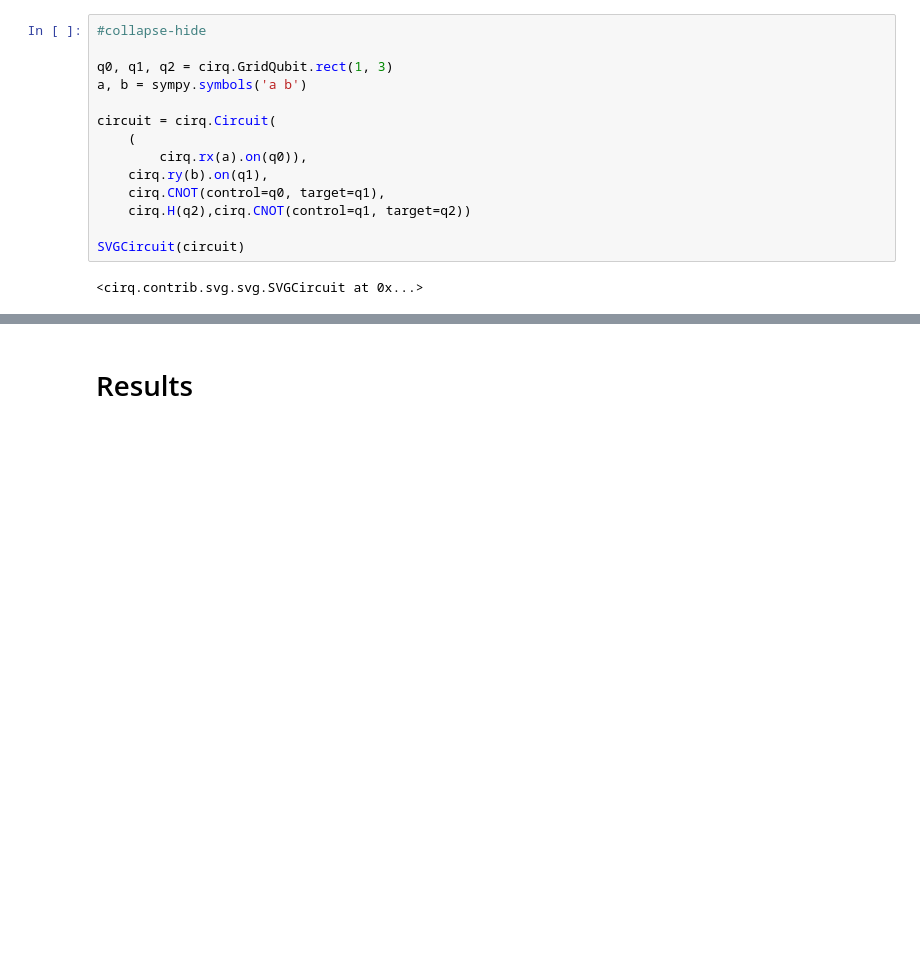
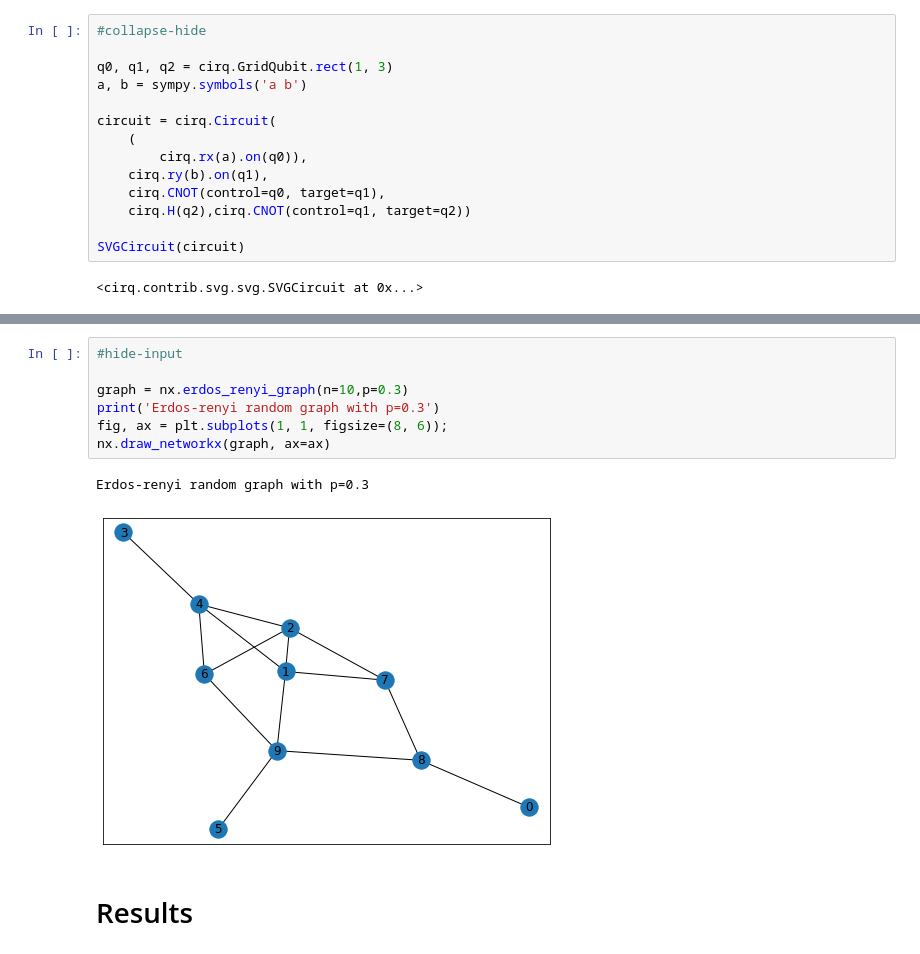
Before and after one commit to sergts/blog, a Jupyter notebook: _notebooks/2020-06-08-qnn-nn-maxcut.ipynb, the cells around one changed output, grey strips where cells are left out. Cells and saved outputs as stored; diff of their text form; blank space fills up the shorter version.

```diff
--- a/_notebooks/2020-06-08-qnn-nn-maxcut.ipynb
+++ b/_notebooks/2020-06-08-qnn-nn-maxcut.ipynb
@@ -189,3 +197,13 @@ Graphs for training and testing will be generated using two different methods, t
+# %%
+#hide-input
+
+graph = nx.erdos_renyi_graph(n=10,p=0.3)
+print('Erdos-renyi random graph with p=0.3')
+fig, ax = plt.subplots(1, 1, figsize=(8, 6));
+nx.draw_networkx(graph, ax=ax)
+# %% [output]
+Erdos-renyi random graph with p=0.3
+[figure, added]
 # %% [markdown]
 # Results
 # %% [markdown]
```
Also changed, not shown: parts of 5 cells of this notebook.
